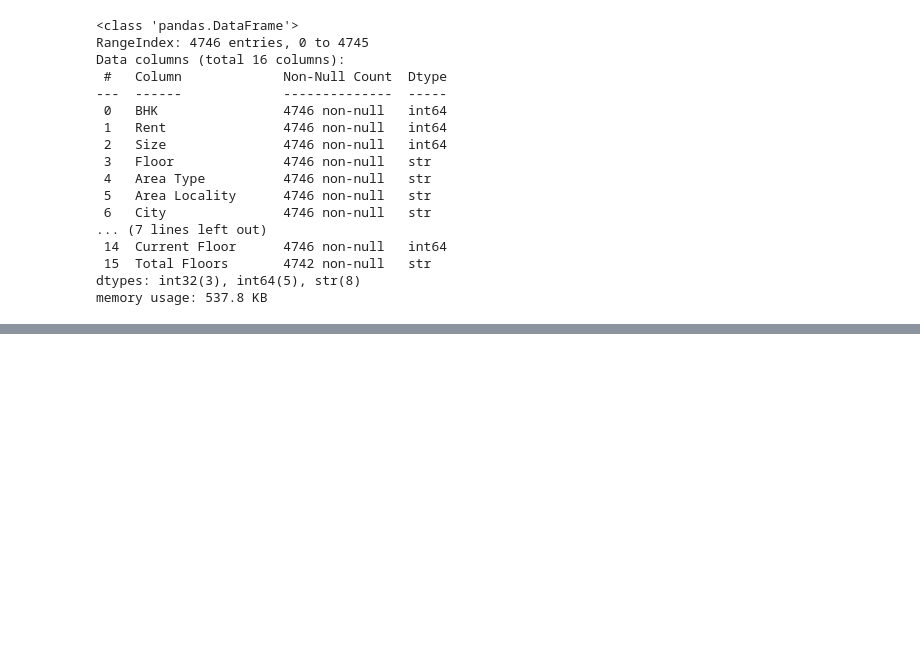
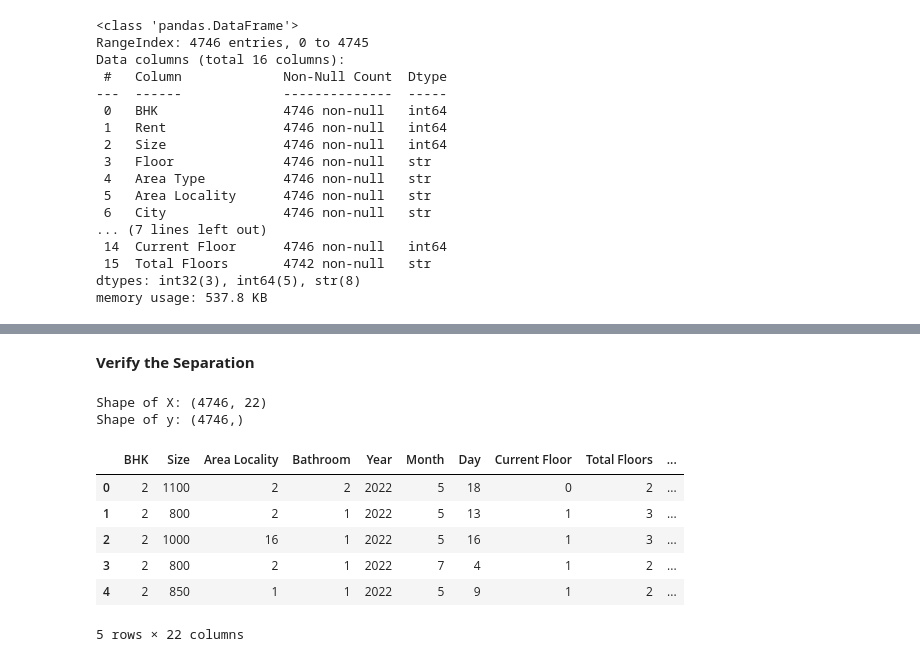
Before and after one commit to MOSTAFASEIKH/HRP, a Jupyter notebook: notebooks/HRP.ipynb, the cells around one changed output, grey strips where cells are left out. Cells and saved outputs as stored; diff of their text form; code cells hidden in the pictures; blank space fills up the shorter version.

```diff
--- a/notebooks/HRP.ipynb
+++ b/notebooks/HRP.ipynb
@@ -385,0 +658,21 @@ memory usage: 537.8 KB
+# %%
+# Separate input features and target variable
+X = df.drop('Rent', axis=1)
+y = df['Rent']
+# %% [markdown]
+**Verify the Separation**
+# %%
+print("Shape of X:", X.shape)
+print("Shape of y:", y.shape)
+
+X.head()
+# %% [output]
+Shape of X: (4746, 22)
+Shape of y: (4746,)
+|  | BHK | Size | Area Locality | Bathroom | Year | Month | Day | Current Floor | Total Floors | ... |
+| 0 | 2 | 1100 | 2 | 2 | 2022 | 5 | 18 | 0 | 2 | ... |
+| 1 | 2 | 800 | 2 | 1 | 2022 | 5 | 13 | 1 | 3 | ... |
+| 2 | 2 | 1000 | 16 | 1 | 2022 | 5 | 16 | 1 | 3 | ... |
+| 3 | 2 | 800 | 2 | 1 | 2022 | 7 | 4 | 1 | 2 | ... |
+| 4 | 2 | 850 | 1 | 1 | 2022 | 5 | 9 | 1 | 2 | ... |
+5 rows × 22 columns
```
Also changed, not shown: parts of 23 cells of this notebook.
